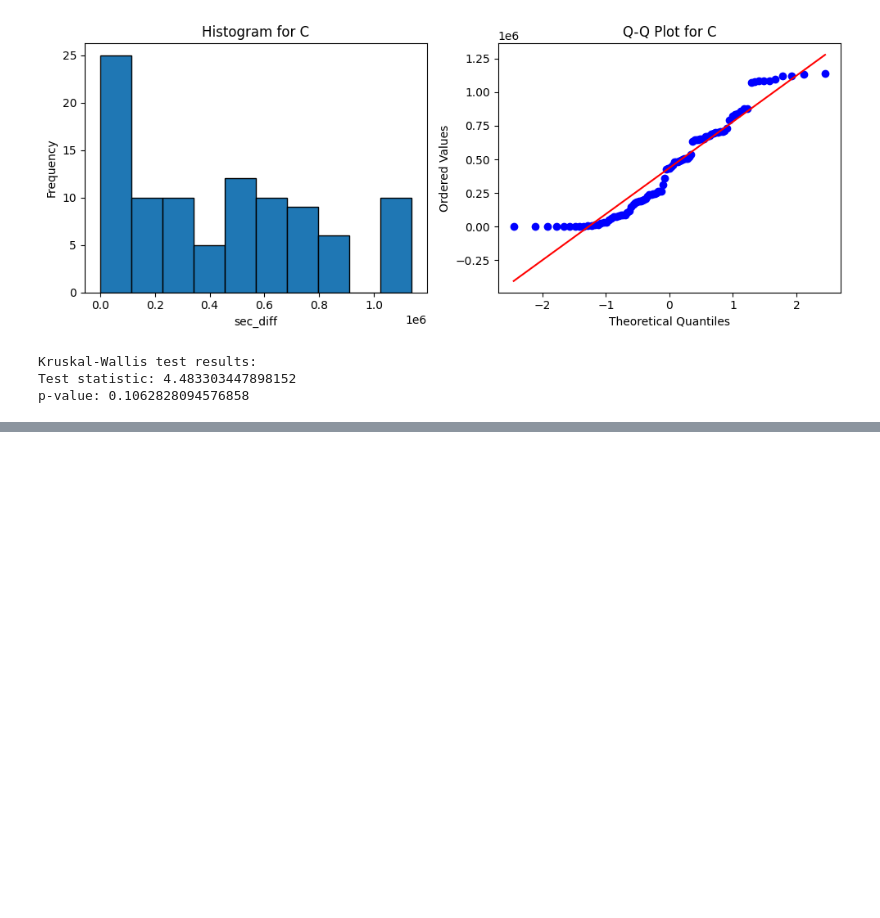
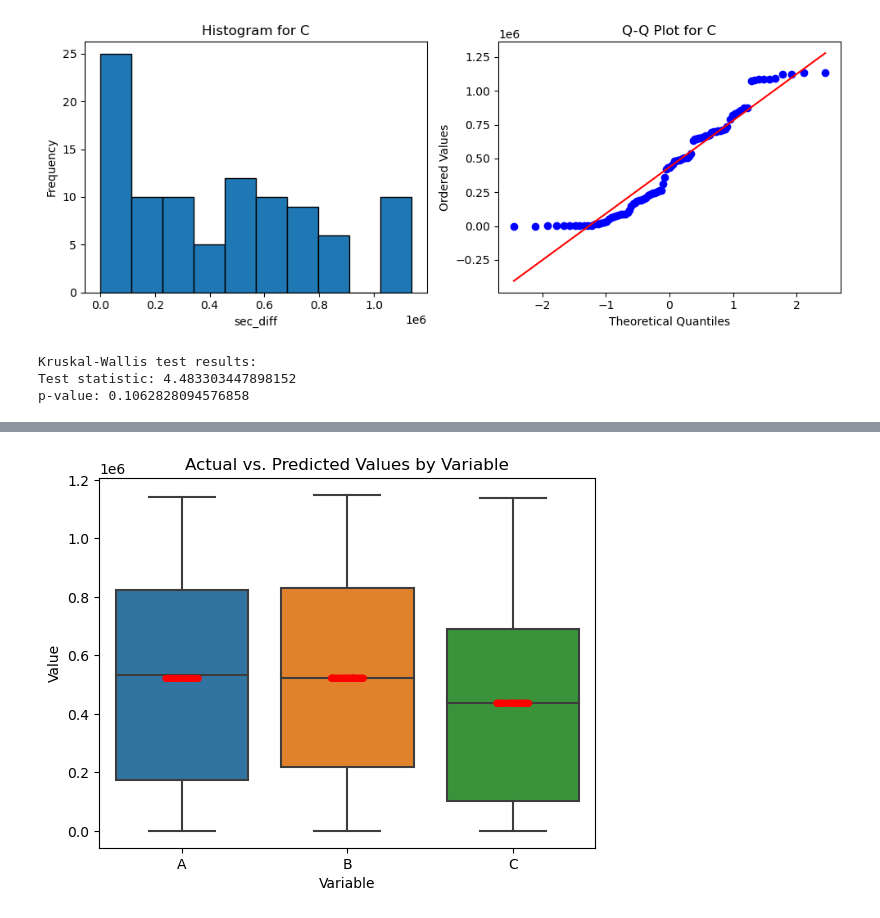
Before and after one commit to sophieporton/dating_app_analytics, a Jupyter notebook: main.ipynb, the cells around one changed output, grey strips where cells are left out. Saved outputs shown, nothing was run; the diff lists cells and outputs as text; code cells hidden in the pictures; blank space fills up the shorter version.

```diff
--- a/main.ipynb
+++ b/main.ipynb
@@ -476,0 +670,24 @@ p-value: 0.1062828094576858
+# %%
+#view results of linear regression
+
+# View coefficients
+coefficients = pd.DataFrame({'Variable': X.columns, 'Coefficient': model.coef_})
+print(coefficients)
+
+# View intercept
+intercept = model.intercept_
+print('Intercept:', intercept)
+
+# Make predictions
+predictions = model.predict(X)
+
+# Evaluate the model
+from sklearn.metrics import mean_squared_error, r2_score
+
+# Mean Squared Error (MSE)
+mse = mean_squared_error(y, predictions)
+print('Mean Squared Error:', mse)
+
+# R-squared
+r2 = r2_score(y, predictions)
+print('R-squared:', r2)
@@ -476,0 +702,19 @@ p-value: 0.1062828094576858
+# %%
+#visualise linear regression results
+
+# Create a DataFrame for actual and predicted values
+results = pd.DataFrame({'Actual': y, 'Predicted': predictions, 'Variable': df_converted['variant']})
+
+# Sort the 'Variable' column in alphabetical order
+results_sorted = results.sort_values('Variable')
+
+# Create a box plot for each categorical variable
+sns.boxplot(x='Variable', y='Actual', data=results_sorted)
+sns.stripplot(x='Variable', y='Predicted', data=results_sorted, color='red', alpha=0.5)
+
+plt.xlabel('Variable')
+plt.ylabel('Value')
+plt.title('Actual vs. Predicted Values by Variable')
+plt.show()
+# %% [output]
+[figure, added]
```
Also changed, not shown: parts of 48 cells of this notebook.
